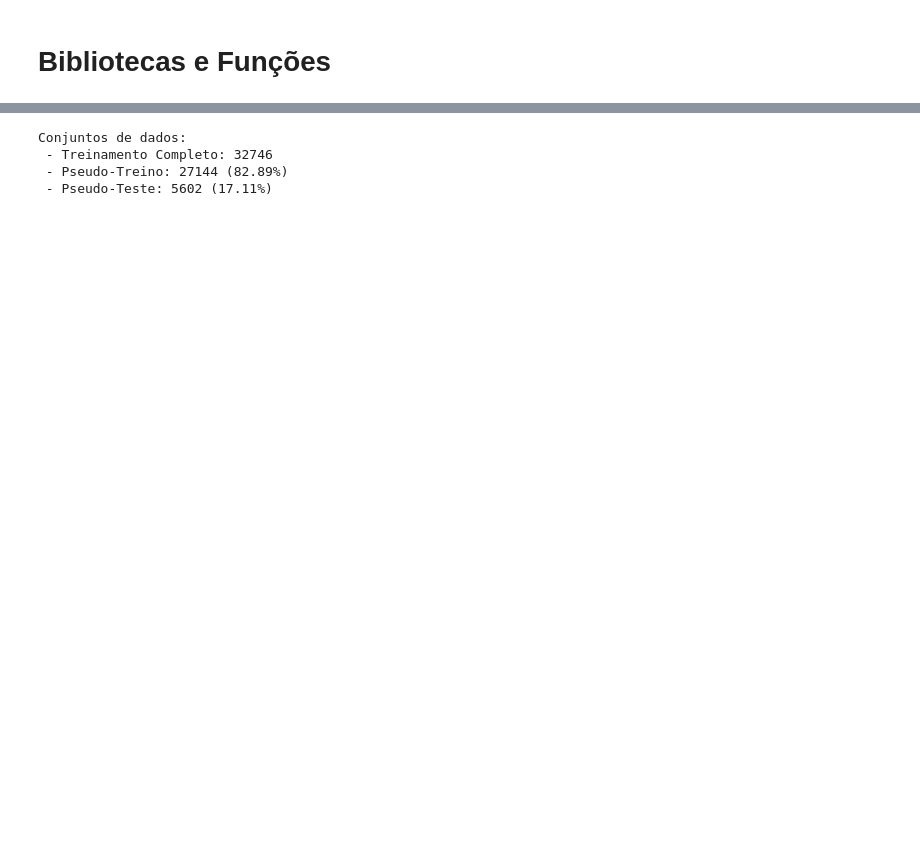
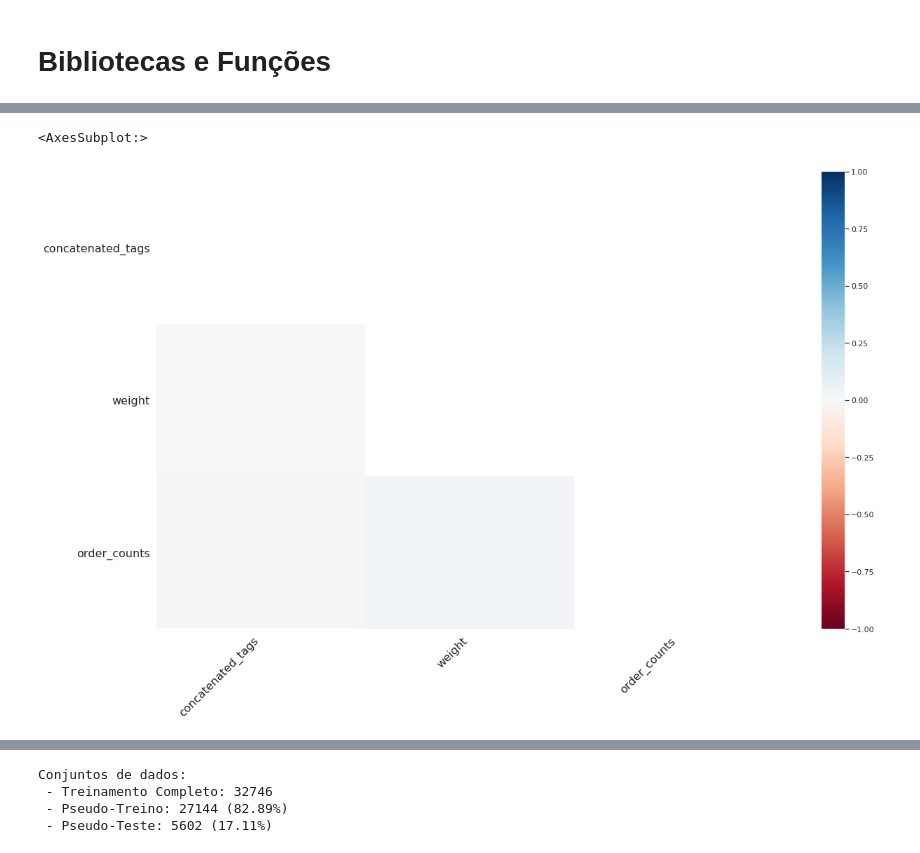
Before and after one commit to brunovilar/desafio-data-science-elo7, a Jupyter notebook: notebooks/02_Analise_Exploratoria.ipynb, the cells around one changed output, grey strips where cells are left out. Saved outputs shown, nothing was run; the diff lists cells and outputs as text; code cells hidden in the pictures; blank space fills up the shorter version.

```diff
--- a/notebooks/02_Analise_Exploratoria.ipynb
+++ b/notebooks/02_Analise_Exploratoria.ipynb
@@ -49,0 +350,5 @@ Registros: 32746.
+# %%
+msno.heatmap(frame)
+# %% [output]
+<AxesSubplot:>
+[figure, added]
```
Also changed, not shown: parts of 40 cells of this notebook, 3 other files.
